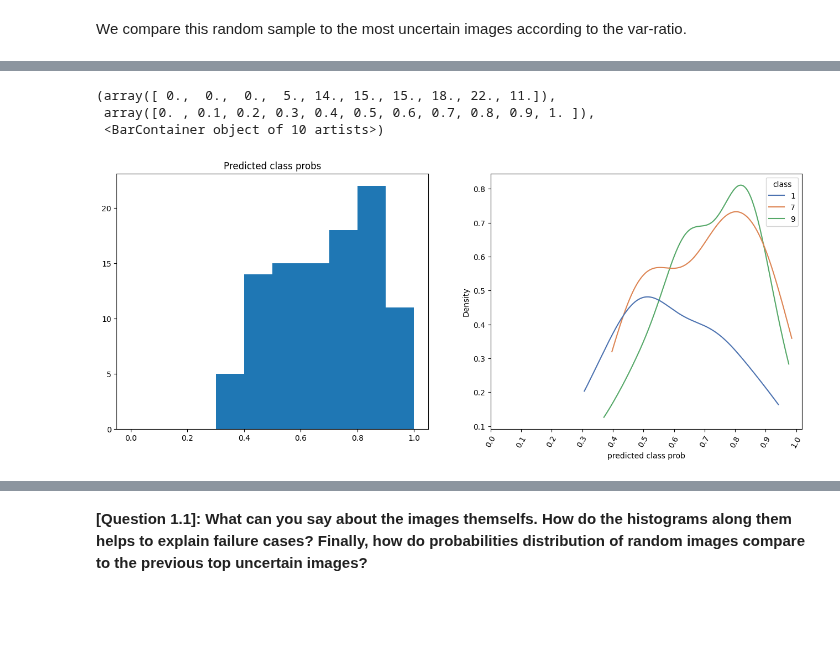
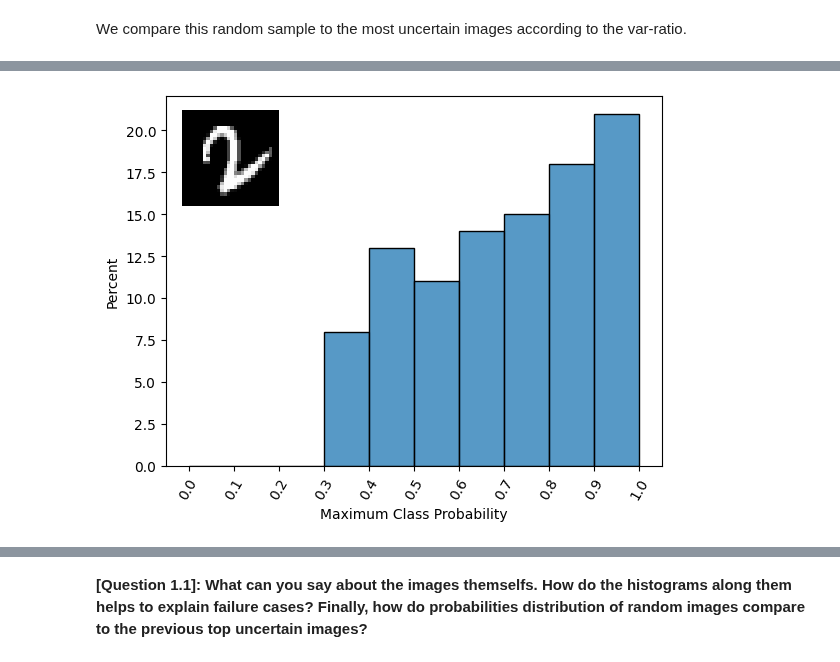
Before and after one commit to CharlesAttend/M2-DAC, a Jupyter notebook: RDFIA/TME/Section3/3_c_Uncertainty_Applications.ipynb, the cells around one changed output, grey strips where cells are left out. Drawn from its saved outputs; the diff is of its cells as text; code cells hidden in the pictures; blank space fills up the shorter version.

```diff
--- a/RDFIA/TME/Section3/3_c_Uncertainty_Applications.ipynb
+++ b/RDFIA/TME/Section3/3_c_Uncertainty_Applications.ipynb
@@ -437,23 +449,22 @@ plot_predicted_images(
 # %%
-fig, (ax1, ax2) = plt.subplots(1, 2, figsize=(8 * 2, 6))
+# fig, (ax1, ax2) = plt.subplots(1, 2, figsize=(8 * 2, 6))
 
-idx = sort[-3]
+idx = sort[-2]
 probs, pred_class = mc_samples[idx].max(1)
 probs, pred_class = probs.numpy(), pred_class.numpy()
-df = pd.DataFrame({"predicted class prob": probs, "class": pred_class})
-# sns.histplot(df, x="predicted class prob", hue="class", bins=np.arange(0, 1.1, 0.1), palette='deep', multiple="dodge")
+df = pd.DataFrame({"Maximum Class Probability": probs, "class": pred_class})
+# sns.histplot(df, x="Maximum Class Probability", hue="class", bins=np.arange(0, 1.1, 0.1), palette='deep', multiple="dodge")
 # plt.show()
-
-sns.kdeplot(df, x="predicted class prob", hue="class", cut=0, palette="deep", ax=ax2)
-plt.xticks(np.arange(0, 1.1, 0.1), rotation=60)
-
-# plt.subplot(5, 7, 1 + 7 * i + 3)
-# ax1.set_xticks(ax2.get_xticks())
-ax1.set_title("Predicted class probs")
-ax1.hist(mc_samples[idx].max(1)[0], bins=np.arange(0, 1.1, 0.1))
-# plt.xticks(np.arange(0, 1.1, 0.1), rotation=60)
-# %% [output]
-(array([ 0.,  0.,  0.,  5., 14., 15., 15., 18., 22., 11.]),
- array([0. , 0.1, 0.2, 0.3, 0.4, 0.5, 0.6, 0.7, 0.8, 0.9, 1. ]),
- <BarContainer object of 10 artists>)
-[figure, removed]
+# %%
+# plt.subplot(5, 7, 1 + 7 * i + 3)
+# ax1.set_xticks(ax2.get_xticks())
+plt.gca().set_xlabel("Maximum Class Probability")
+sns.histplot(mc_samples[idx].max(1)[0], bins=np.arange(0, 1.1, 0.1), stat="percent")
+# ax1.hist(mc_samples[idx].max(1)[0], bins=np.arange(0, 1.1, 0.1))
+plt.xticks(np.arange(0, 1.1, 0.1), rotation=60)
+newax = plt.gcf().add_axes([0.15,0.65,0.2,0.2], anchor='NW', zorder=1)
+newax.imshow(test_loader.dataset.data[idx], cmap="gray")
+newax.axis('off')
+plt.savefig("figs/3c/MCP_barplot.pdf", dpi=100, bbox_inches="tight")
+# %% [output]
+[figure, added]
```
Also changed, not shown: parts of 7 cells of this notebook, 10 other files.
